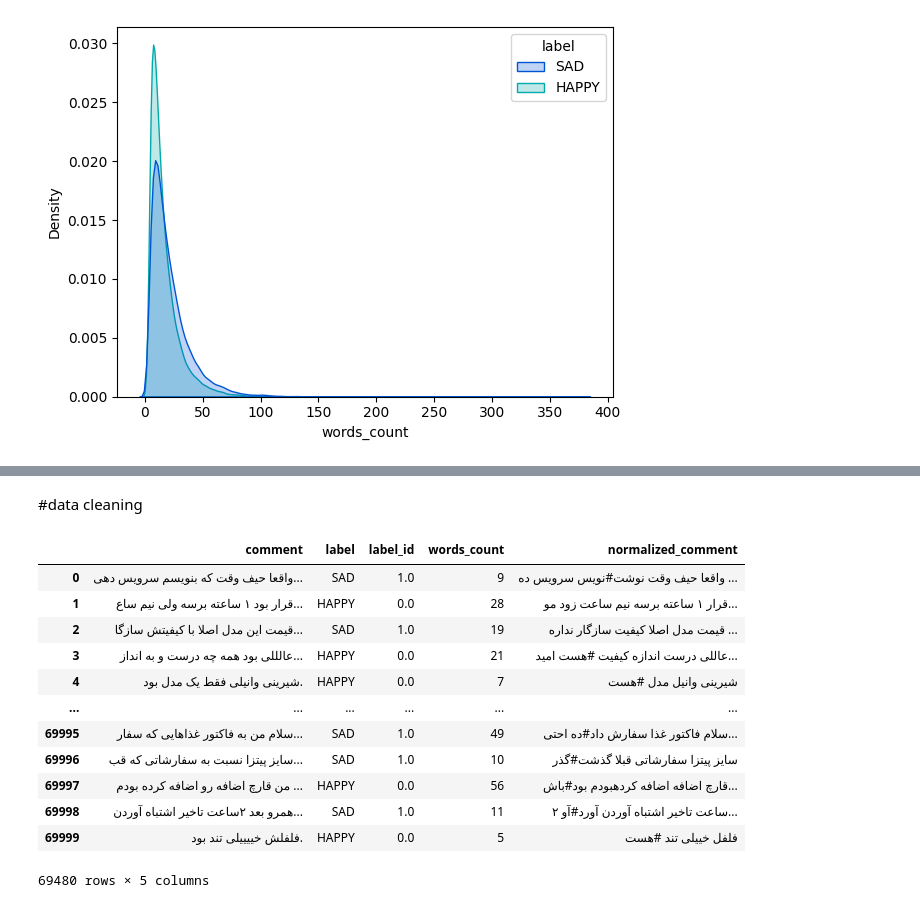
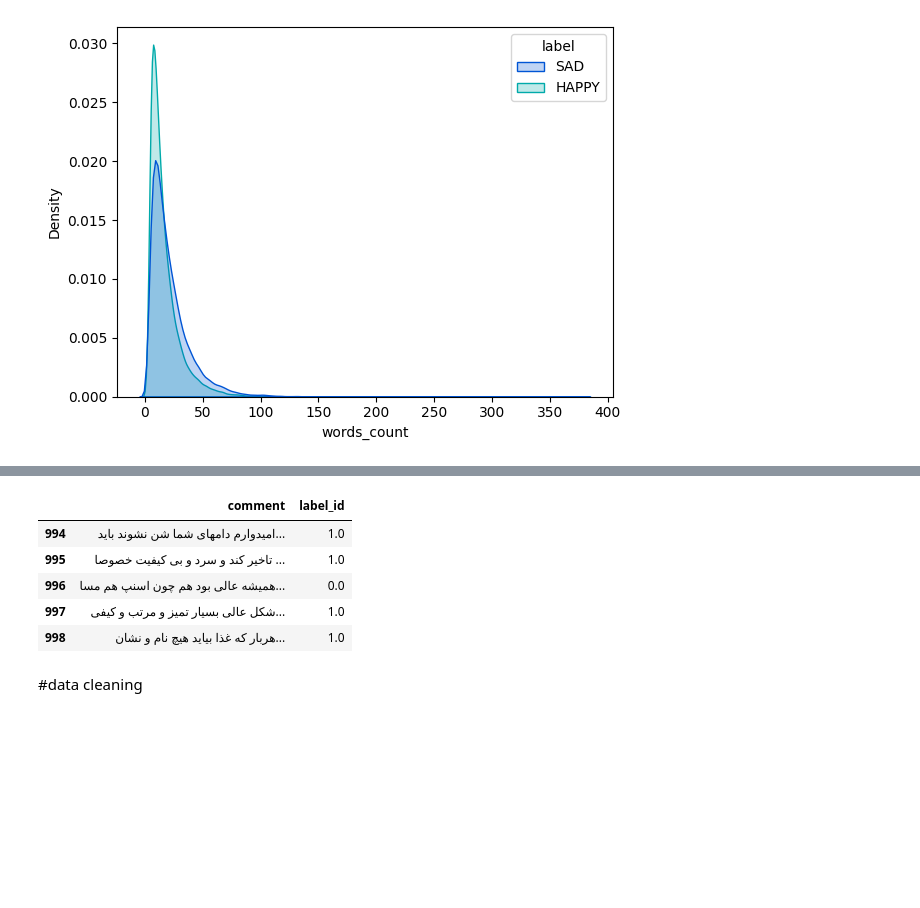
Before and after one commit to rasulnoshad/Persian-Sentiment-Analysis-Snappfood-Reviews, a Jupyter notebook: sentimentAnalysis_snappfoodReview_machineLearningMethods_V04(DataAugmentation).ipynb, the cells around one changed output, grey strips where cells are left out. Saved outputs shown, nothing was run; the diff lists cells and outputs as text; code cells hidden in the pictures; blank space fills up the shorter version.

```diff
--- a/sentimentAnalysis_snappfoodReview_machineLearningMethods_V04(DataAugmentation).ipynb
+++ b/sentimentAnalysis_snappfoodReview_machineLearningMethods_V04(DataAugmentation).ipynb
@@ -214,3 +255,16 @@ print(augmented_text[0:20])
+# %%
+df = df.drop(columns=['label', 'words_count'])
+
+new_df = pd.concat([df, new_data])
+# %%
+new_df.tail()
+# %% [output]
+|  | comment | label_id |
+| 994 | امیدوارم دامهای شما شن نشوند باید... | 1.0 |
+| 995 | تاخیر کند و سرد و بی کیفیت خصوصا ... | 1.0 |
+| 996 | همیشه عالی بود هم چون اسنپ هم مسا... | 0.0 |
+| 997 | شکل عالی بسیار تمیز و مرتب و کیفی... | 1.0 |
+| 998 | هربار که غذا بیاید هیچ نام و نشان... | 1.0 |
 # %% [markdown]
 #data cleaning
 # %%
@@ -240,17 +294 @@ df['normalized_comment'] = df['comment'].apply(normalize_text)
-# %%
-df
-# %% [output]
-|  | comment | label | label_id | words_count | normalized_comment |
-| 0 | واقعا حیف وقت که بنویسم سرویس دهی... | SAD | 1.0 | 9 | واقعا حیف وقت نوشت#نویس سرویس ده ... |
-| 1 | قرار بود ۱ ساعته برسه ولی نیم ساع... | HAPPY | 0.0 | 28 | قرار ۱ ساعته برسه نیم ساعت زود مو... |
-| 2 | قیمت این مدل اصلا با کیفیتش سازگا... | SAD | 1.0 | 19 | قیمت مدل اصلا کیفیت سازگار نداره ... |
-| 3 | عالللی بود همه چه درست و به انداز... | HAPPY | 0.0 | 21 | عاللی درست اندازه کیفیت #هست امید... |
-| 4 | شیرینی وانیلی فقط یک مدل بود. | HAPPY | 0.0 | 7 | شیرینی وانیل مدل #هست |
-| ... | ... | ... | ... | ... | ... |
-| 69995 | سلام من به فاکتور غذاهایی که سفار... | SAD | 1.0 | 49 | سلام فاکتور غذا سفارش داد#ده احتی... |
-| 69996 | سایز پیتزا نسبت به سفارشاتی که قب... | SAD | 1.0 | 10 | سایز پیتزا سفارشاتی قبلا گذشت#گذر |
-| 69997 | من قارچ اضافه رو اضافه کرده بودم ... | HAPPY | 0.0 | 56 | قارچ اضافه اضافه کردهبودم بود#باش... |
-| 69998 | همرو بعد ۲ساعت تاخیر اشتباه آوردن... | SAD | 1.0 | 11 | ۲ ساعت تاخیر اشتباه آوردن آورد#آو... |
-| 69999 | فلفلش خییییلی تند بود. | HAPPY | 0.0 | 5 | فلفل خییلی تند #هست |
-69480 rows × 5 columns
 # %%
```
Also changed, not shown: parts of 19 cells of this notebook, 2 other files.
